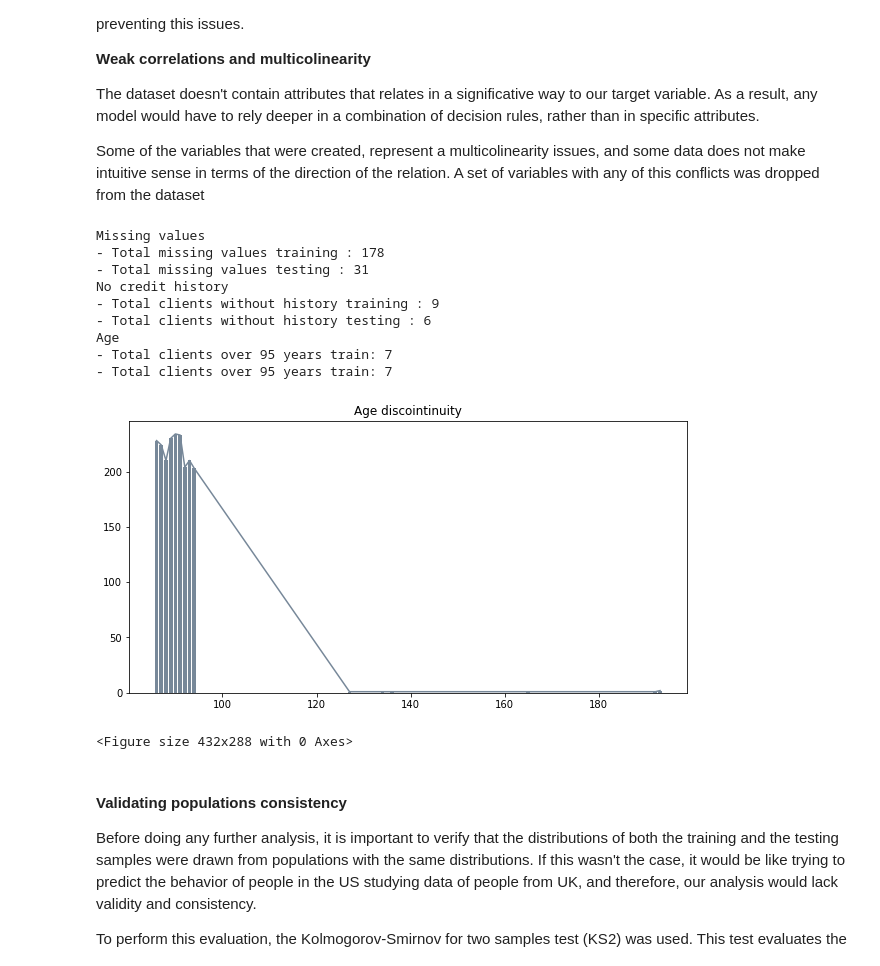
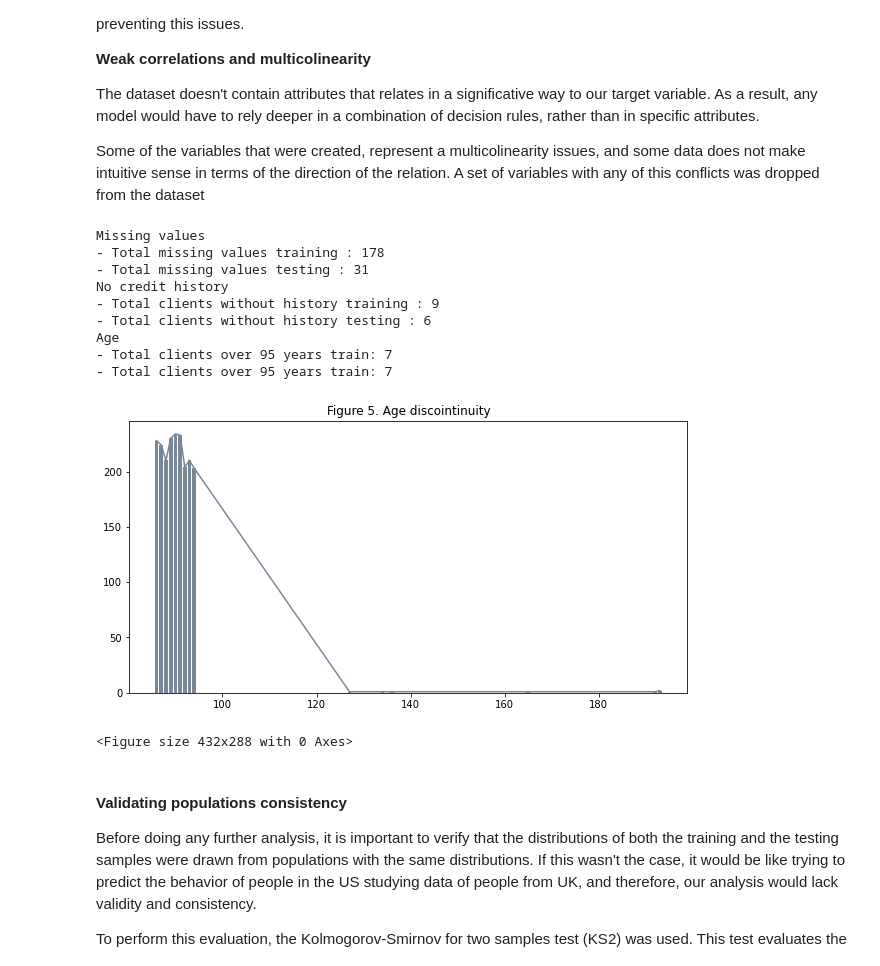
Before and after one commit to kevinmiguel97/Credit-default-model, a Jupyter notebook: Credit_default_model.ipynb, the cells around one changed output. Cells and saved outputs as stored; diff of their text form; code cells hidden in the pictures.

Commit message:
Figure 5 title correction

```diff
--- a/Credit_default_model.ipynb
+++ b/Credit_default_model.ipynb
@@ -492,35 +492,35 @@ count_95_yrs_test = len(df_train_new[df_train_new['age'] >= 95])
 
 print('Missing values')
 print('- Total missing values training : {}'.format(count_missing_train))
 print('- Total missing values testing : {}'.format(count_missing_test))
 print('No credit history')
 print('- Total clients without history training : {}'.format(count_no_hist_train))
 print('- Total clients without history testing : {}'.format(count_no_hist_test))
 print('Age')
 print('- Total clients over 95 years train: {}'.format(count_95_yrs_train))
 print('- Total clients over 95 years train: {}'.format(count_95_yrs_test))
 
 # Graphic representation of age disconituity
 df_train_new.groupby(['age']).agg({'number_dependants': np.mean})
 tail = df_train.groupby(['age'])['age'].count().tail(15)
 
 plt.figure(figsize=(10,5))
 plt.plot(tail.index, tail, color='lightslategrey')
 plt.bar(tail.index, tail, color='lightslategrey')
-plt.title('Age discointinuity')
+plt.title('Figure 5. Age discointinuity')
 plt.show()
 plt.savefig('figures/age_discontinuity');
 # %% [output]
 Missing values
 - Total missing values training : 178
 - Total missing values testing : 31
 No credit history
 - Total clients without history training : 9
 - Total clients without history testing : 6
 Age
 - Total clients over 95 years train: 7
 - Total clients over 95 years train: 7
-[figure, old version]
+[figure, new version]
 <Figure size 432x288 with 0 Axes>
 # %% [markdown]
 #### Validating populations consistency
```
